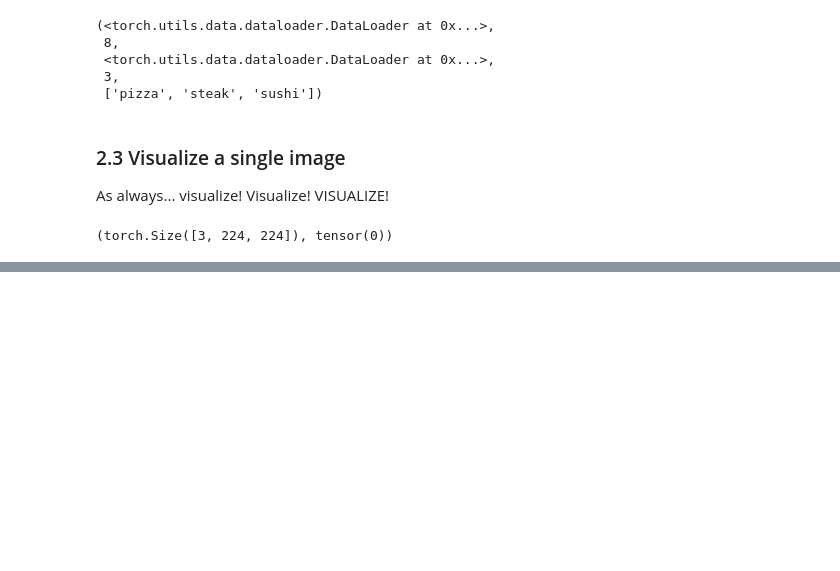
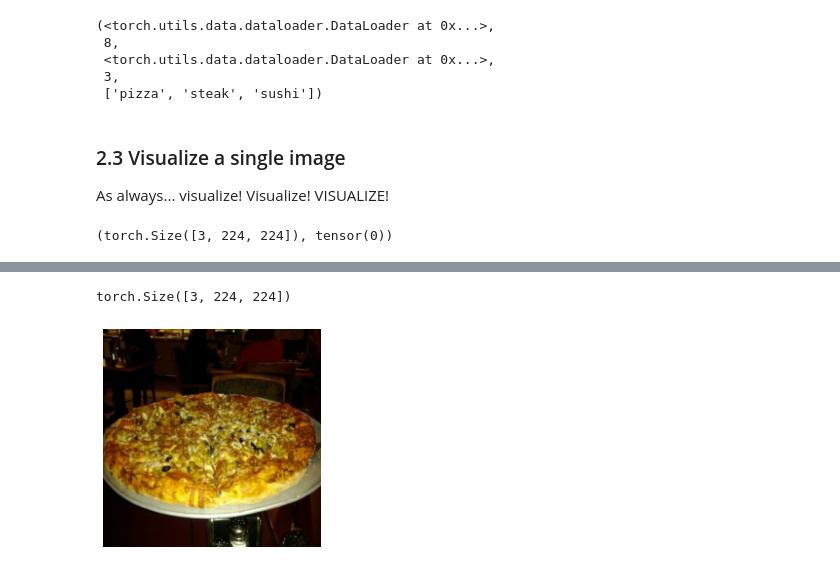
Before and after one commit to gavindoughtie/pytorch_class, a Jupyter notebook: udemy_pytorch_08_PyTorchPaperReplicating.ipynb, the cells around one changed output, grey strips where cells are left out. Saved outputs shown, nothing was run; the diff lists cells and outputs as text; code cells hidden in the pictures; blank space fills up the shorter version.

```diff
--- a/udemy_pytorch_08_PyTorchPaperReplicating.ipynb
+++ b/udemy_pytorch_08_PyTorchPaperReplicating.ipynb
@@ -183,7 +213,12 @@ image.shape, label
 # %%
 # Plot the demo image
 import matplotlib.pyplot as plt
-plt.imshow(image.squeeze().permute(1, 2, 0))
-plt.title(class_names[label])
-plt.axis(False)
+
+def show_image(image, label=None):
+  plt.imshow(image.squeeze().permute(1, 2, 0))
+  if label is not None:
+    plt.title(class_names[label])
+  plt.axis(False)
+
+show_image(image, label)
 # %% [output]
@@ -191,0 +321,6 @@ plt.axis(False)
+# %%
+show_image(image)
+image.shape
+# %% [output]
+torch.Size([3, 224, 224])
+[figure, added]
```
Also changed, not shown: parts of 102 cells of this notebook.
